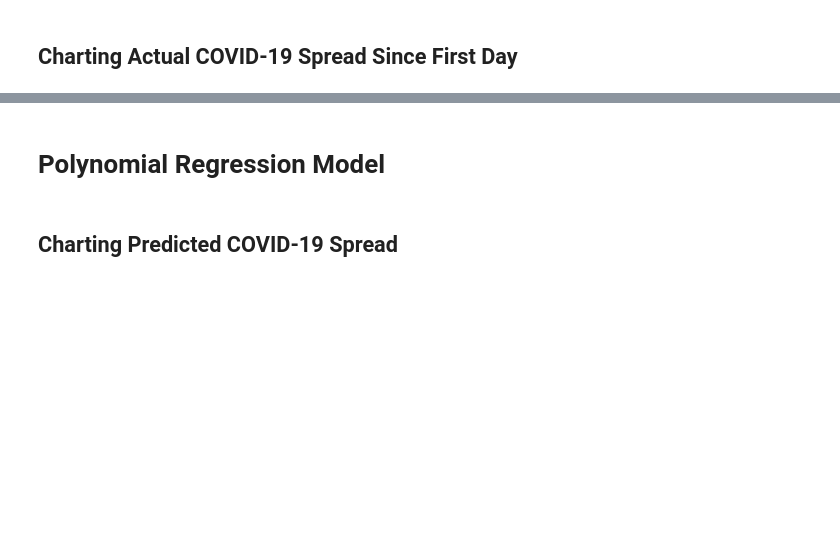
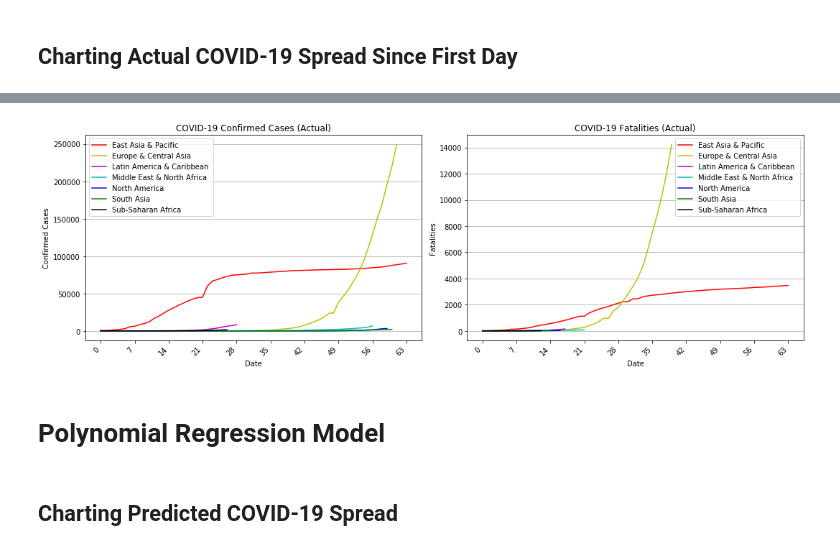
Before and after one commit to ellemonke/COVID-19, a Jupyter notebook: timeseries.ipynb, the cells around one changed output, grey strips where cells are left out. Cells and saved outputs as stored; diff of their text form; code cells hidden in the pictures; blank space fills up the shorter version.

```diff
--- a/timeseries.ipynb
+++ b/timeseries.ipynb
@@ -263,19 +237,24 @@ first_in_us
 # %%
-first_confirmed_df = pd.DataFrame(columns=days)
+# New dataframes with all non-zero values at beginning
+def first_day_df(df):
 
-for country in c_countries:
-    # Grab the country's row
-    y = list(top_confirmed_df.loc[top_confirmed_df.index == country].values[0])
-    # Grab the column index of first non-zero value
-    reset_index = next((i for i, j in enumerate(y) if j.any()), None)
-    # Calculate date
-    first_day = top_confirmed_df.columns[reset_index]
-    # Reset first day
-    y = y[reset_index:] + y[:reset_index]
-    # New rearranged dataframe
-    first_confirmed_df = first_confirmed_df.append([y])
+    new_df = pd.DataFrame(columns=days)
 
-# Same countries indexed
-first_confirmed_df.index = top_confirmed_df.index
-first_confirmed_df = first_confirmed_df.replace(0,np.NaN)
-first_confirmed_df
+    countries = df.index              # list of countries
+    for country in countries:
+        # Grab the country's row
+        y = list(df.loc[df.index == country].values[0])
+        # Grab the column index of first non-zero value
+        reset_index = next((i for i, j in enumerate(y) if j.any()), None)
+        # Calculate date
+        first_day = df.columns[reset_index]
+        # Reset first day
+        y = y[reset_index:] + y[:reset_index]
+        # New rearranged dataframe
+        new_df = new_df.append([y])
+
+    # Same countries indexed
+    new_df.index = df.index
+    new_df = new_df.replace(0,np.NaN)
+
+    return new_df
@@ -474,3 +273,13 @@ recovered_df.head()
+# %%
+# chart_single(fatalities_r_df, "images/fatalities_regions.png")
+
+first_confirmed_r_df = first_day_df(confirmed_r_df)
+first_fatalities_r_df = first_day_df(fatalities_r_df)
+
+saved_img = os.path.join('images','regions_byday.png')
+chart_doubles(first_confirmed_r_df, first_fatalities_r_df, regions_color, saved_img)
+# %% [output]
+[figure, added]
 # %% [markdown]
 # Polynomial Regression Model
 # %%
```
Also changed, not shown: parts of 42 cells of this notebook, 16 other files.
